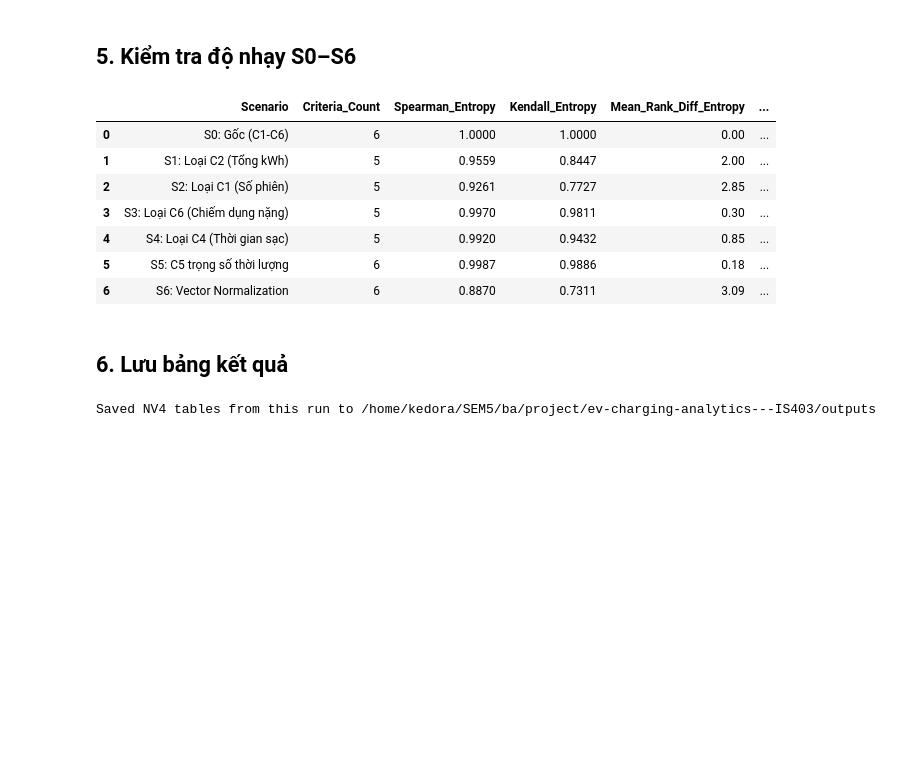
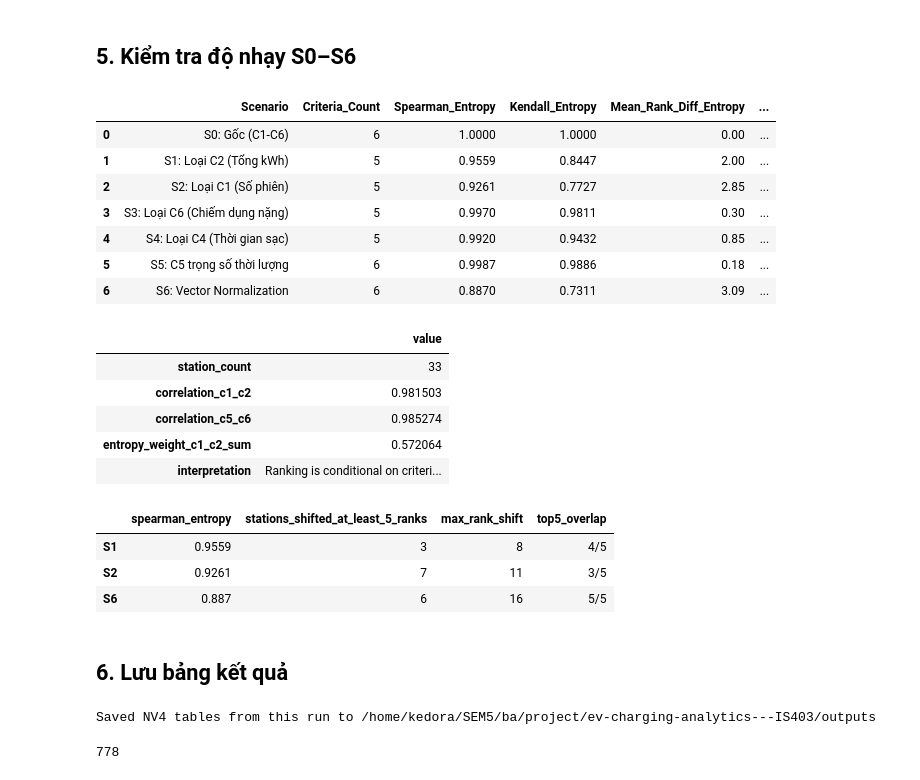
Before and after one commit to mkn67/ev-charging-analytics---IS403, a Jupyter notebook: notebooks/04_NV4_station_benchmarking.ipynb, the cells around one changed output. Drawn from its saved outputs; the diff is of its cells as text; code cells hidden in the pictures; blank space fills up the shorter version.

```diff
--- a/notebooks/04_NV4_station_benchmarking.ipynb
+++ b/notebooks/04_NV4_station_benchmarking.ipynb
@@ -194,18 +194,31 @@ Baseline Kendall: 0.6363636363636364
 Mean/max rank difference: 4.303030303030303 14
 # %% [markdown]
 ## 5. Kiểm tra độ nhạy S0–S6
-# %%
-df_sensitivity = run_sensitivity(X, NV4_CRITERIA)
-display(df_sensitivity)
-# %% [output]
-|  | Scenario | Criteria_Count | Spearman_Entropy | Kendall_Entropy | Mean_Rank_Diff_Entropy | ... |
-| 0 | S0: Gốc (C1-C6) | 6 | 1.0000 | 1.0000 | 0.00 | ... |
-| 1 | S1: Loại C2 (Tổng kWh) | 5 | 0.9559 | 0.8447 | 2.00 | ... |
-| 2 | S2: Loại C1 (Số phiên) | 5 | 0.9261 | 0.7727 | 2.85 | ... |
-| 3 | S3: Loại C6 (Chiếm dụng nặng) | 5 | 0.9970 | 0.9811 | 0.30 | ... |
-| 4 | S4: Loại C4 (Thời gian sạc) | 5 | 0.9920 | 0.9432 | 0.85 | ... |
-| 5 | S5: C5 trọng số thời lượng | 6 | 0.9987 | 0.9886 | 0.18 | ... |
-| 6 | S6: Vector Normalization | 6 | 0.8870 | 0.7311 | 3.09 | ... |
+# %%
+df_sensitivity = run_sensitivity(X, NV4_CRITERIA)
+display(df_sensitivity)
+rank_robustness = summarize_rank_robustness(X, NV4_CRITERIA, df_sensitivity)
+display(pd.Series({k: v for k, v in rank_robustness.items() if k != "scenarios"}, name="value").to_frame())
+display(pd.DataFrame(rank_robustness["scenarios"]).T)
+# %% [output]
+|  | Scenario | Criteria_Count | Spearman_Entropy | Kendall_Entropy | Mean_Rank_Diff_Entropy | ... |
+| 0 | S0: Gốc (C1-C6) | 6 | 1.0000 | 1.0000 | 0.00 | ... |
+| 1 | S1: Loại C2 (Tổng kWh) | 5 | 0.9559 | 0.8447 | 2.00 | ... |
+| 2 | S2: Loại C1 (Số phiên) | 5 | 0.9261 | 0.7727 | 2.85 | ... |
+| 3 | S3: Loại C6 (Chiếm dụng nặng) | 5 | 0.9970 | 0.9811 | 0.30 | ... |
+| 4 | S4: Loại C4 (Thời gian sạc) | 5 | 0.9920 | 0.9432 | 0.85 | ... |
+| 5 | S5: C5 trọng số thời lượng | 6 | 0.9987 | 0.9886 | 0.18 | ... |
+| 6 | S6: Vector Normalization | 6 | 0.8870 | 0.7311 | 3.09 | ... |
+|  | value |
+| station_count | 33 |
+| correlation_c1_c2 | 0.981503 |
+| correlation_c5_c6 | 0.985274 |
+| entropy_weight_c1_c2_sum | 0.572064 |
+| interpretation | Ranking is conditional on criteri... |
+|  | spearman_entropy | stations_shifted_at_least_5_ranks | max_rank_shift | top5_overlap |
+| S1 | 0.9559 | 3 | 8 | 4/5 |
+| S2 | 0.9261 | 7 | 11 | 3/5 |
+| S6 | 0.887 | 6 | 16 | 5/5 |
 # %% [markdown]
 ## 6. Lưu bảng kết quả
 # %%
@@ -218,5 +231,7 @@ corr_pearson.to_csv(OUTPUT_DIR / "nv4_criteria_correlations_pearson.csv", encodi
 corr_spearman.to_csv(OUTPUT_DIR / "nv4_criteria_correlations_spearman.csv", encoding="utf-8-sig")
 df_sensitivity.to_csv(OUTPUT_DIR / "nv4_sensitivity_analysis.csv", index=False, encoding="utf-8-sig")
 print("Saved NV4 tables from this run to", OUTPUT_DIR)
+(OUTPUT_DIR / "nv4_rank_robustness.json").write_text(json.dumps(rank_robustness, ensure_ascii=False, indent=2), encoding="utf-8")
 # %% [output]
 Saved NV4 tables from this run to /home/kedora/SEM5/ba/project/ev-charging-analytics---IS403/outputs
+778
```
Also changed, not shown: parts of 1 cell of this notebook, 27 other files.
